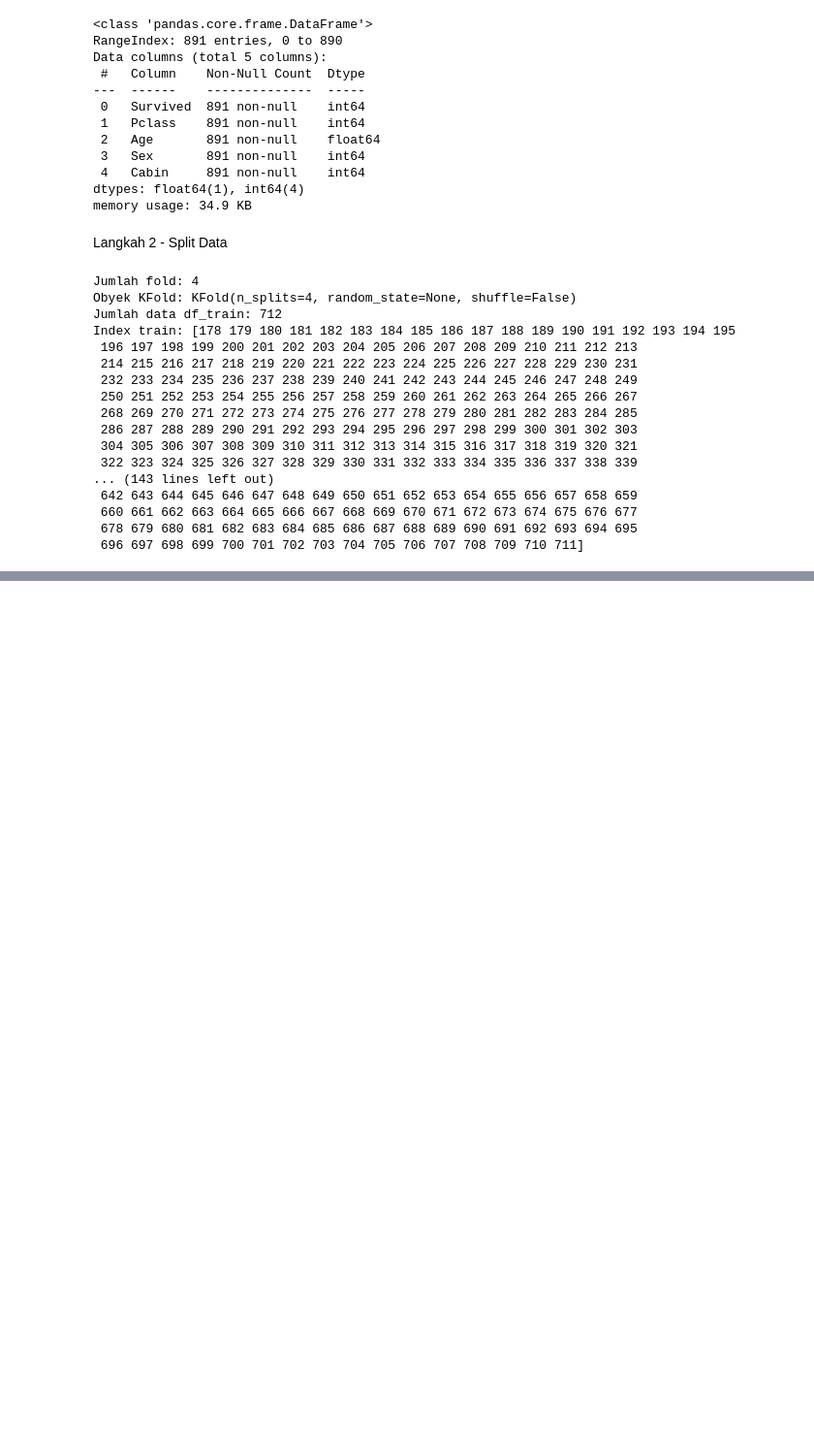
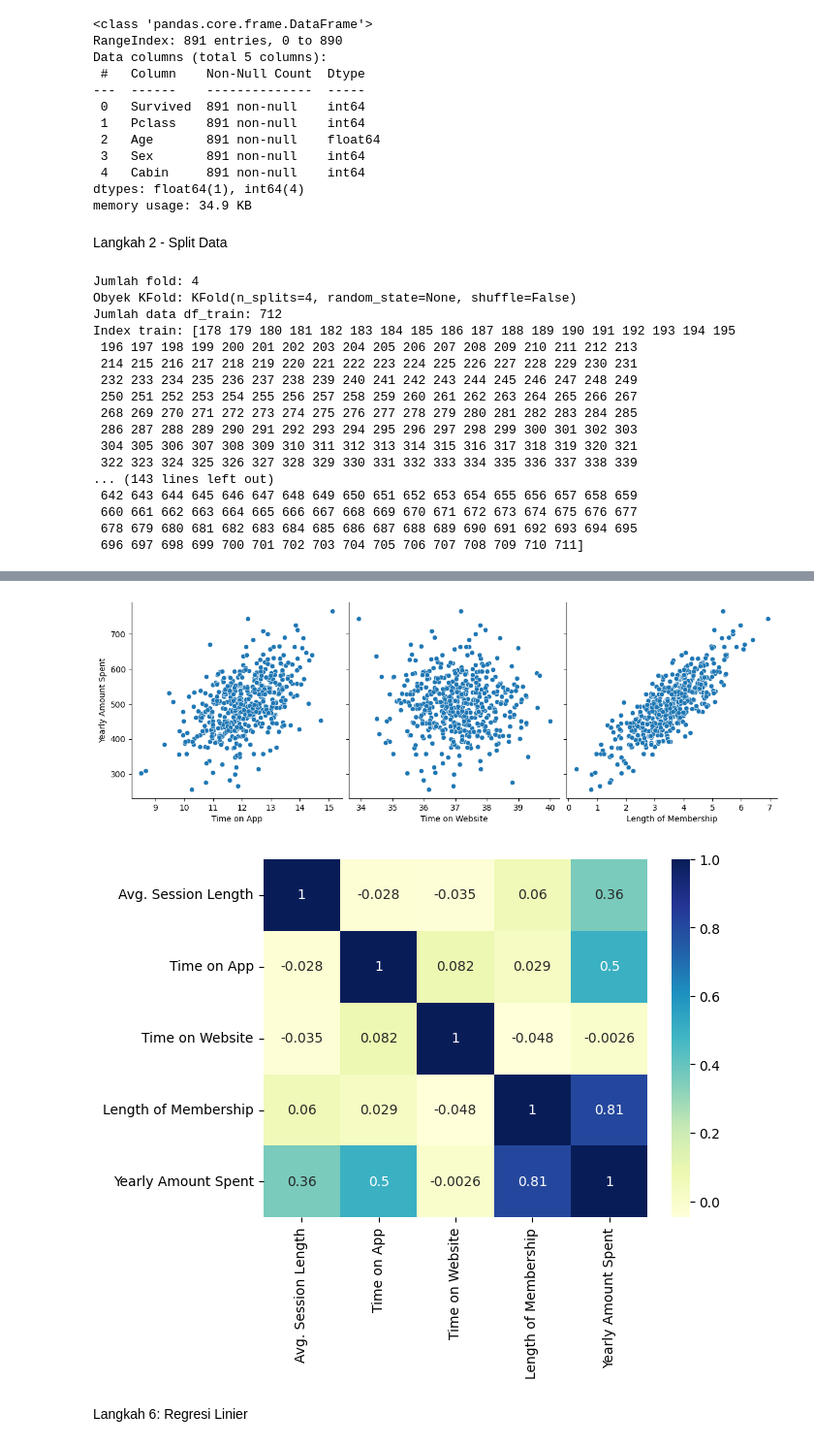
Before and after one commit to HanifFaishalH/MachineLearning, a Jupyter notebook: JS09_2341720116_Hanif_Faishal_Hilmi.ipynb, the cells around one changed output, grey strips where cells are left out. Shown: that part at 97% size. Saved outputs shown, nothing was run; the diff lists cells and outputs as text; code cells hidden in the pictures; blank space fills up the shorter version.

```diff
--- a/JS09_2341720116_Hanif_Faishal_Hilmi.ipynb
+++ b/JS09_2341720116_Hanif_Faishal_Hilmi.ipynb
@@ -261,0 +271,2 @@ Index train: [178 179 180 181 182 183 184 185 186 187 188 189 190 191 192 193 19
+# %%
+data = pd.read_csv('dataset.csv')
@@ -261,0 +333,16 @@ Index train: [178 179 180 181 182 183 184 185 186 187 188 189 190 191 192 193 19
+# %%
+import matplotlib.pyplot as plt
+import seaborn as sns
+
+# visualisasi data dengan pairplot
+sns.pairplot(data, x_vars=['Time on App', 'Time on Website', 'Length of Membership'],
+             y_vars='Yearly Amount Spent', size=4, aspect=1, kind='scatter')
+plt.show()
+
+sns.heatmap(data.select_dtypes(include=[np.number]).corr(), cmap='YlGnBu', annot=True)
+plt.show()
+# %% [output]
+[figure, added]
+[figure, added]
+# %% [markdown]
+Langkah 6: Regresi Linier
```
Also changed, not shown: parts of 61 cells of this notebook, 3 other files.
